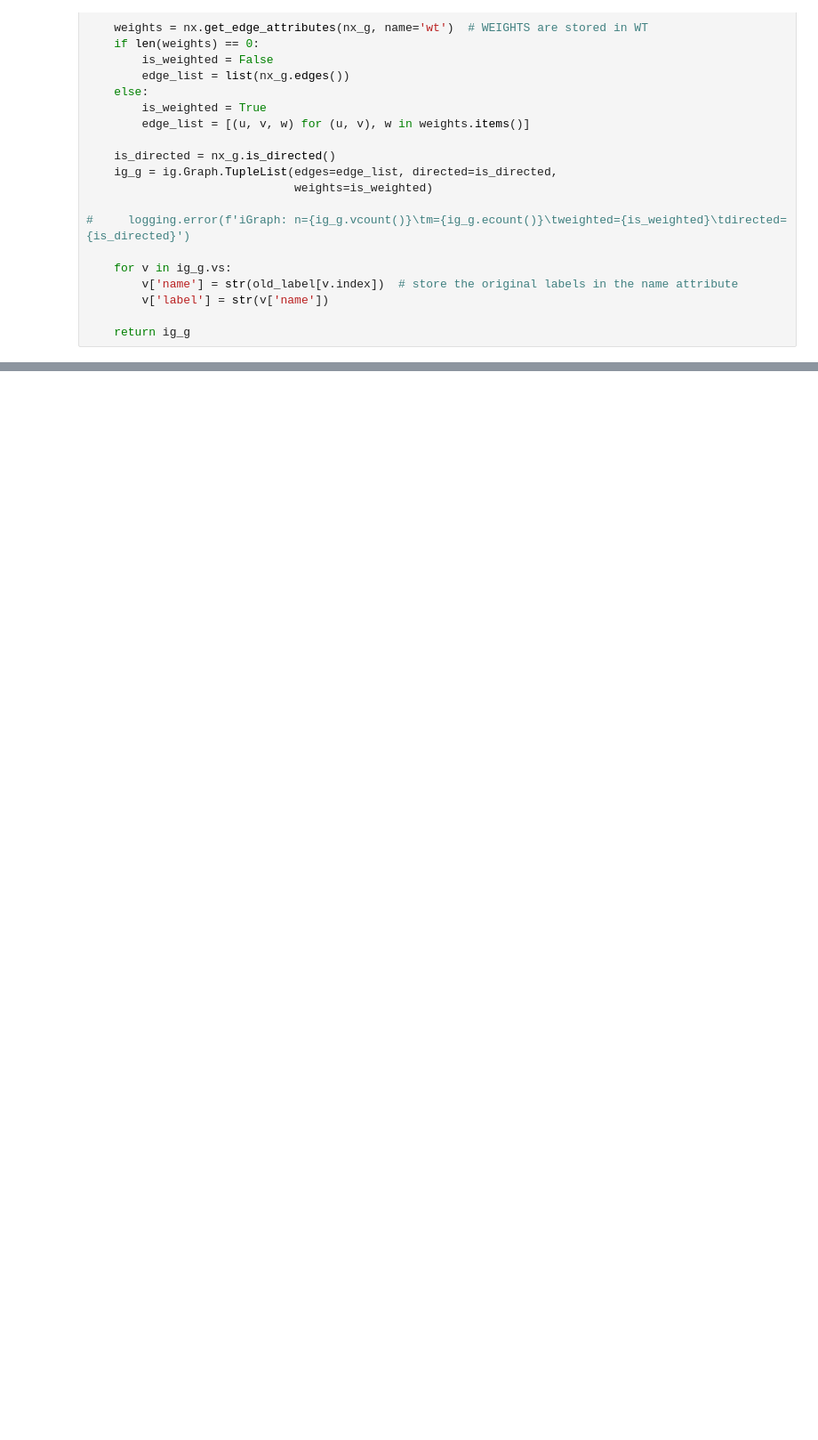
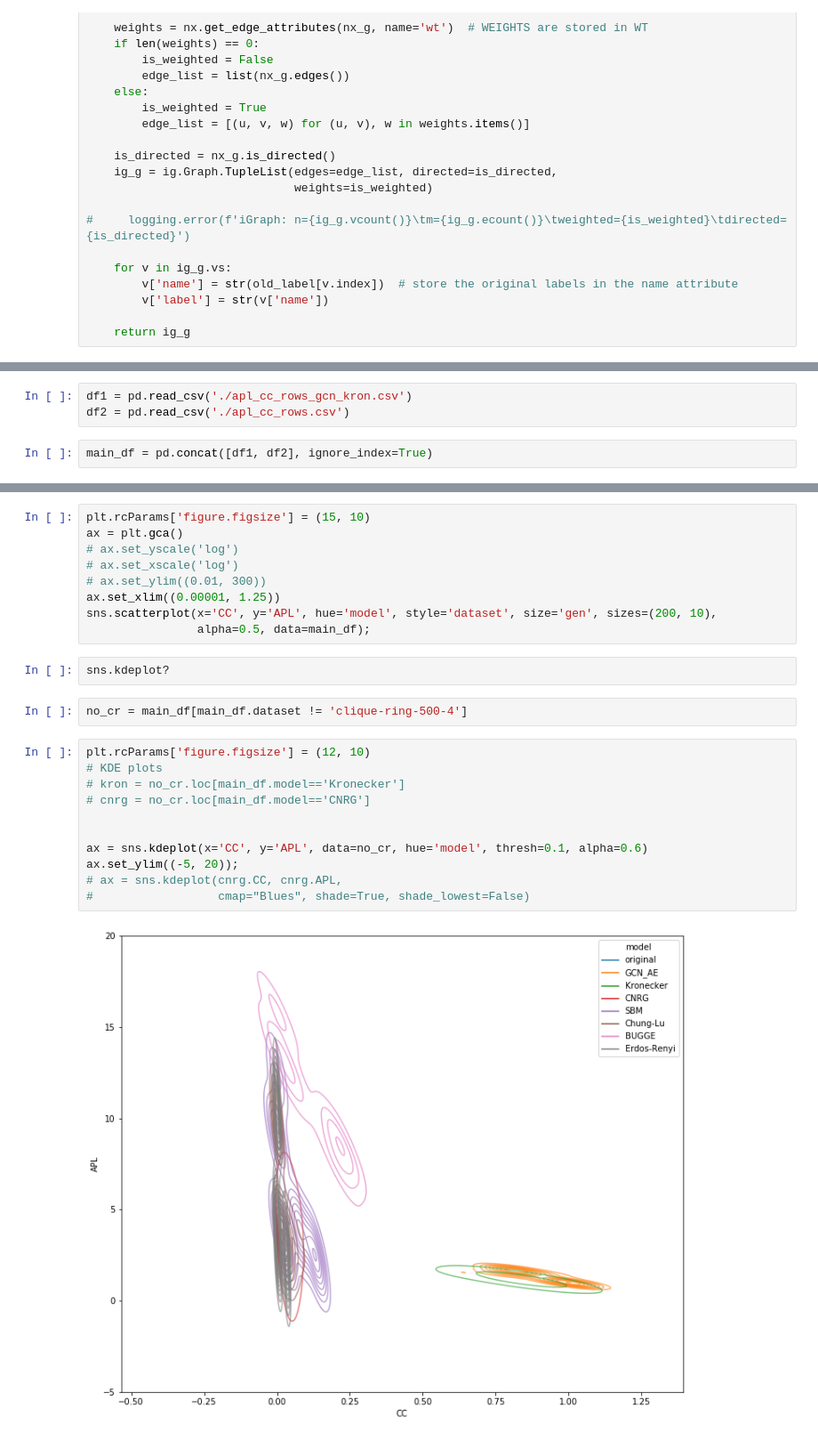
Before and after one commit to satyakisikdar/infinity-mirror, a Jupyter notebook: analysis/new-plots.ipynb, the cells around one changed output, grey strips where cells are left out. Shown at 89% size. Cells and saved outputs as stored; diff of their text form; blank space fills up the shorter version.

```diff
--- a/analysis/new-plots.ipynb
+++ b/analysis/new-plots.ipynb
@@ -89,0 +84,5 @@ ig_g.average_path_length()
+# %%
+df1 = pd.read_csv('./apl_cc_rows_gcn_kron.csv')
+df2 = pd.read_csv('./apl_cc_rows.csv')
+# %%
+main_df = pd.concat([df1, df2], ignore_index=True)
@@ -89,0 +105,26 @@ ig_g.average_path_length()
+# %%
+plt.rcParams['figure.figsize'] = (15, 10)
+ax = plt.gca()
+# ax.set_yscale('log')
+# ax.set_xscale('log')
+# ax.set_ylim((0.01, 300))
+ax.set_xlim((0.00001, 1.25))
+sns.scatterplot(x='CC', y='APL', hue='model', style='dataset', size='gen', sizes=(200, 10),
+                alpha=0.5, data=main_df);
+# %%
+sns.kdeplot?
+# %%
+no_cr = main_df[main_df.dataset != 'clique-ring-500-4']
+# %%
+plt.rcParams['figure.figsize'] = (12, 10)
+# KDE plots
+# kron = no_cr.loc[main_df.model=='Kronecker']
+# cnrg = no_cr.loc[main_df.model=='CNRG']
+
+
+ax = sns.kdeplot(x='CC', y='APL', data=no_cr, hue='model', thresh=0.1, alpha=0.6)
+ax.set_ylim((-5, 20));
+# ax = sns.kdeplot(cnrg.CC, cnrg.APL,
+#                  cmap="Blues", shade=True, shade_lowest=False)
+# %% [output]
+[figure, added]
```
Also changed, not shown: parts of 27 cells of this notebook.
